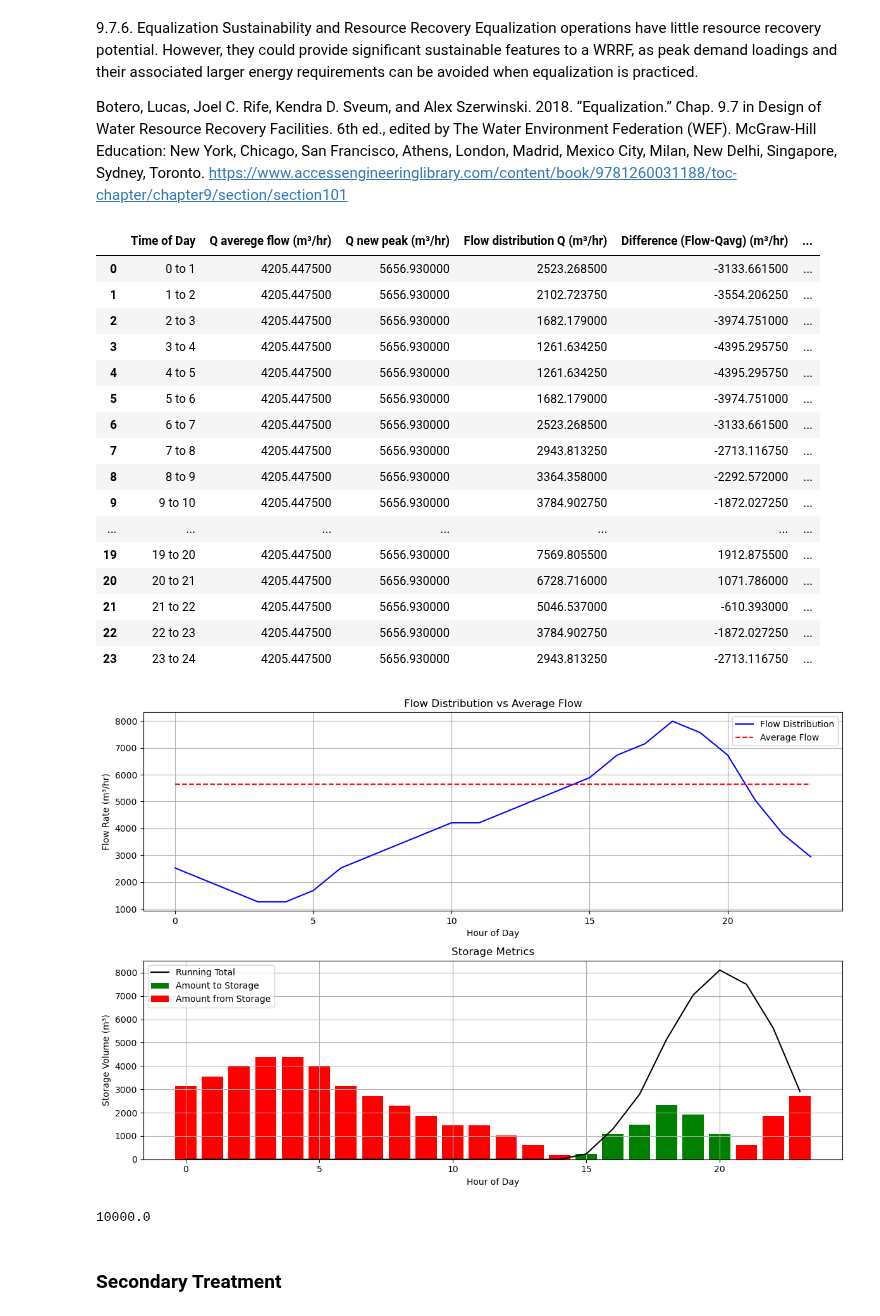
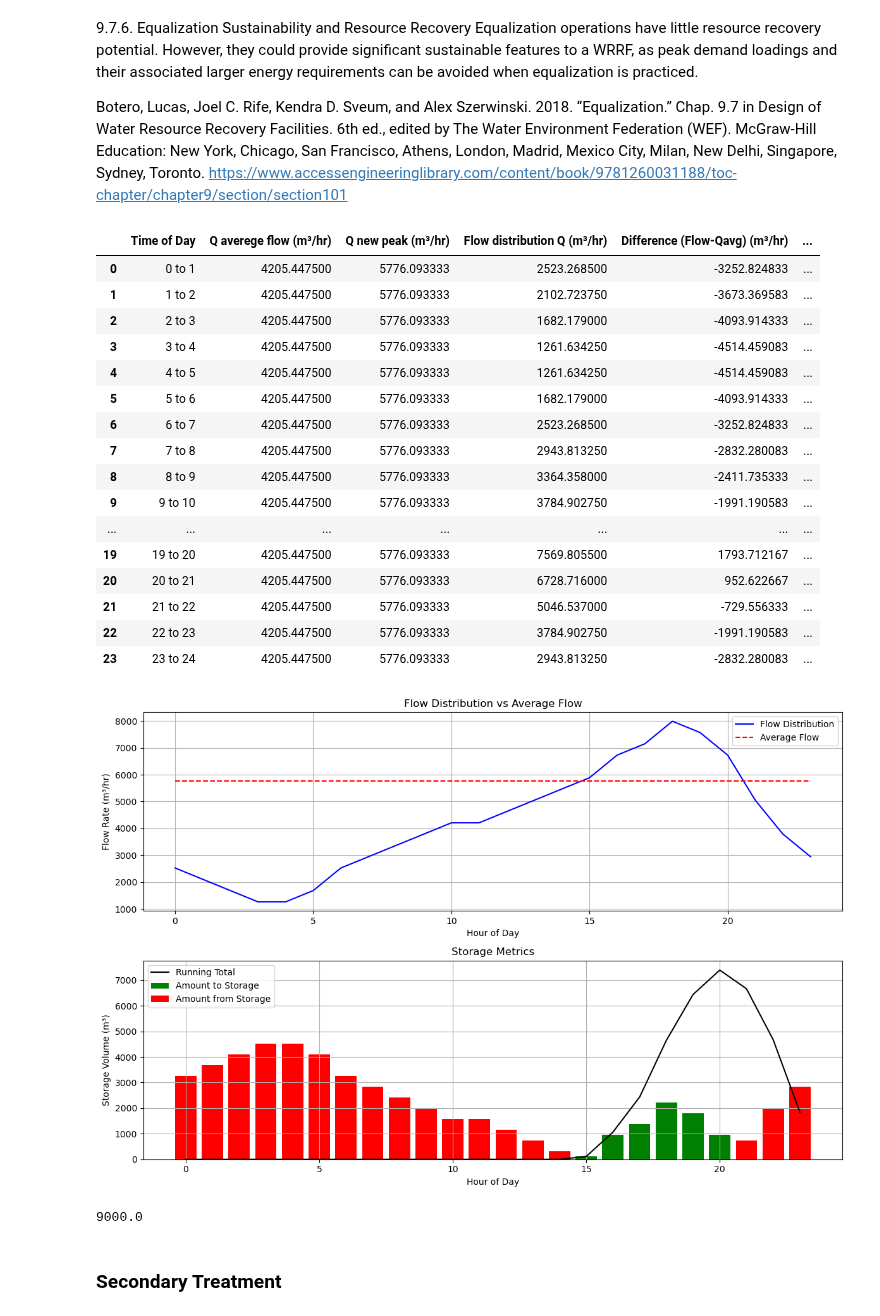
Before and after one commit to JMej0002/waterTreatmentProject2, a Jupyter notebook: Calculations/Group_10_Advance_water_treatment.ipynb, the cells around one changed output. Cells and saved outputs as stored; diff of their text form; code cells hidden in the pictures.

```diff
--- a/Calculations/Group_10_Advance_water_treatment.ipynb
+++ b/Calculations/Group_10_Advance_water_treatment.ipynb
@@ -294,7 +294,7 @@ import numpy as np
 import matplotlib.pyplot as plt
 from IPython.display import display
 
-Q_new_peak = 135766.32  # m³/day
+Q_new_peak = 138626.24  # m³/day
 
 # Create data for the table
 data = {
@@ -394,50 +394,50 @@ plt.plot(range(24), df['Flow distribution Q (m³/hr)'], 'b-', label='Flow Distri
 plt.plot(range(24), df['Q new peak (m³/hr)'], 'r--', label='Average Flow')
 plt.xlabel('Hour of Day')
 plt.ylabel('Flow Rate (m³/hr)')
 plt.title('Flow Distribution vs Average Flow')
 plt.grid(True)
 plt.legend()
 
 # Plot storage metrics
 plt.subplot(2, 1, 2)
 plt.bar(range(24), df['Amount to Storage (m³)'], color='green', label='Amount to Storage')
 plt.bar(range(24), df['Amount from Storage (m³)'], color='red', label='Amount from Storage')
 plt.plot(range(24), df['Running Total in Storage (m³)'], 'k-', label='Running Total')
 plt.xlabel('Hour of Day')
 plt.ylabel('Storage Volume (m³)')
 plt.title('Storage Metrics')
 plt.grid(True)
 plt.legend()
 
 plt.tight_layout()
 plt.show()
 
 #Include adquate safety factors
 
 safety_factor=1.2 #We meed to justify this.
 required_volume_equalizer=safety_factor*max(df['Running Total in Storage (m³)'])
 rounded_required_volume_equalizer=round(required_volume_equalizer,-3) #m3
 print (rounded_required_volume_equalizer)
 # %% [output]
 |  | Time of Day | Q averege flow (m³/hr) | Q new peak (m³/hr) | Flow distribution Q (m³/hr) | Difference (Flow-Qavg) (m³/hr) | ... |
-| 0 | 0 to 1 | 4205.447500 | 5656.930000 | 2523.268500 | -3133.661500 | ... |
-| 1 | 1 to 2 | 4205.447500 | 5656.930000 | 2102.723750 | -3554.206250 | ... |
-| 2 | 2 to 3 | 4205.447500 | 5656.930000 | 1682.179000 | -3974.751000 | ... |
-| 3 | 3 to 4 | 4205.447500 | 5656.930000 | 1261.634250 | -4395.295750 | ... |
-| 4 | 4 to 5 | 4205.447500 | 5656.930000 | 1261.634250 | -4395.295750 | ... |
-| 5 | 5 to 6 | 4205.447500 | 5656.930000 | 1682.179000 | -3974.751000 | ... |
-| 6 | 6 to 7 | 4205.447500 | 5656.930000 | 2523.268500 | -3133.661500 | ... |
-| 7 | 7 to 8 | 4205.447500 | 5656.930000 | 2943.813250 | -2713.116750 | ... |
-| 8 | 8 to 9 | 4205.447500 | 5656.930000 | 3364.358000 | -2292.572000 | ... |
-| 9 | 9 to 10 | 4205.447500 | 5656.930000 | 3784.902750 | -1872.027250 | ... |
+| 0 | 0 to 1 | 4205.447500 | 5776.093333 | 2523.268500 | -3252.824833 | ... |
+| 1 | 1 to 2 | 4205.447500 | 5776.093333 | 2102.723750 | -3673.369583 | ... |
+| 2 | 2 to 3 | 4205.447500 | 5776.093333 | 1682.179000 | -4093.914333 | ... |
+| 3 | 3 to 4 | 4205.447500 | 5776.093333 | 1261.634250 | -4514.459083 | ... |
+| 4 | 4 to 5 | 4205.447500 | 5776.093333 | 1261.634250 | -4514.459083 | ... |
+| 5 | 5 to 6 | 4205.447500 | 5776.093333 | 1682.179000 | -4093.914333 | ... |
+| 6 | 6 to 7 | 4205.447500 | 5776.093333 | 2523.268500 | -3252.824833 | ... |
+| 7 | 7 to 8 | 4205.447500 | 5776.093333 | 2943.813250 | -2832.280083 | ... |
+| 8 | 8 to 9 | 4205.447500 | 5776.093333 | 3364.358000 | -2411.735333 | ... |
+| 9 | 9 to 10 | 4205.447500 | 5776.093333 | 3784.902750 | -1991.190583 | ... |
 | ... | ... | ... | ... | ... | ... | ... |
-| 19 | 19 to 20 | 4205.447500 | 5656.930000 | 7569.805500 | 1912.875500 | ... |
-| 20 | 20 to 21 | 4205.447500 | 5656.930000 | 6728.716000 | 1071.786000 | ... |
-| 21 | 21 to 22 | 4205.447500 | 5656.930000 | 5046.537000 | -610.393000 | ... |
-| 22 | 22 to 23 | 4205.447500 | 5656.930000 | 3784.902750 | -1872.027250 | ... |
-| 23 | 23 to 24 | 4205.447500 | 5656.930000 | 2943.813250 | -2713.116750 | ... |
+| 19 | 19 to 20 | 4205.447500 | 5776.093333 | 7569.805500 | 1793.712167 | ... |
+| 20 | 20 to 21 | 4205.447500 | 5776.093333 | 6728.716000 | 952.622667 | ... |
+| 21 | 21 to 22 | 4205.447500 | 5776.093333 | 5046.537000 | -729.556333 | ... |
+| 22 | 22 to 23 | 4205.447500 | 5776.093333 | 3784.902750 | -1991.190583 | ... |
+| 23 | 23 to 24 | 4205.447500 | 5776.093333 | 2943.813250 | -2832.280083 | ... |
-[figure, old version]
+[figure, new version]
-10000.0
+9000.0
 # %% [markdown]
 ### Secondary Treatment
 # %% [markdown]
```
Also changed, not shown: parts of 8 cells of this notebook.
